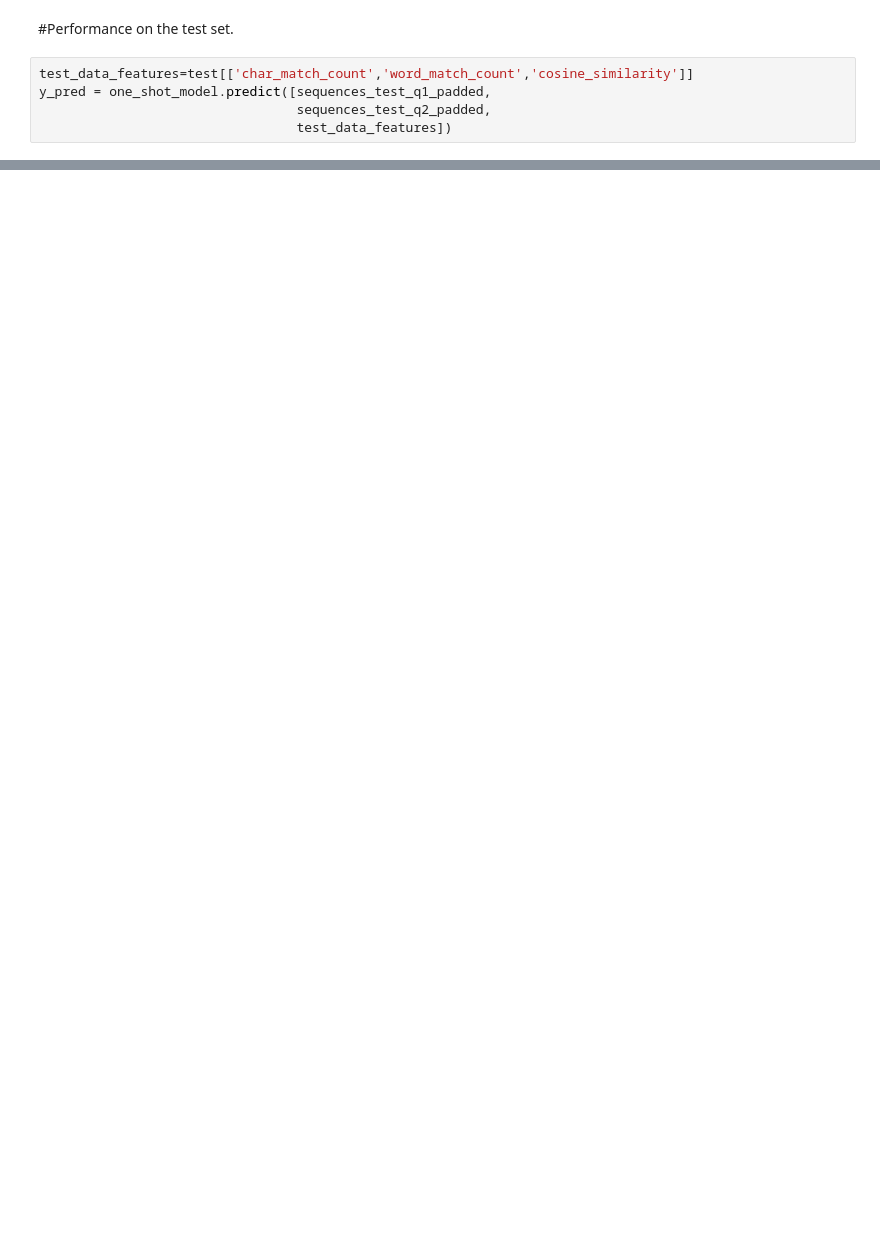
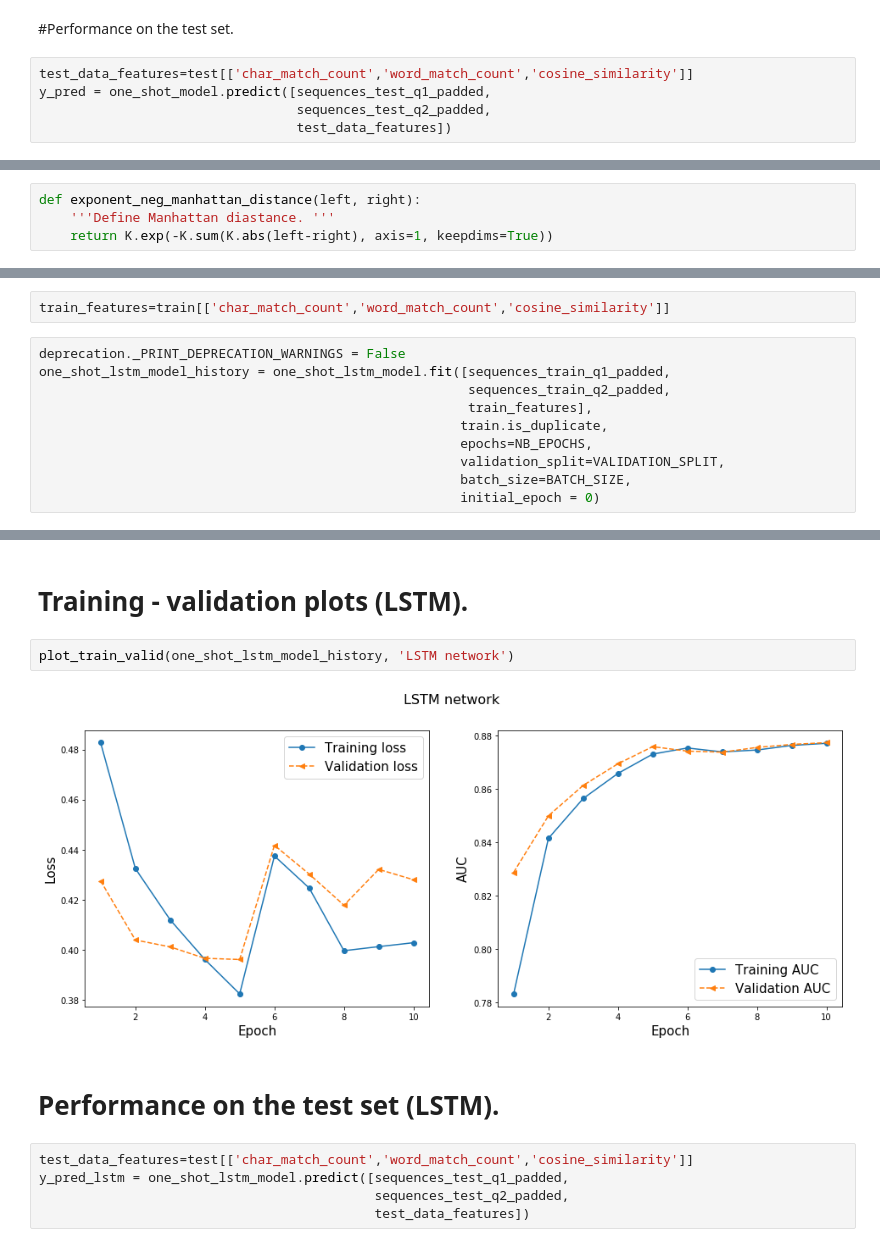
Before and after one commit to klekomtsev/text_classification_and_similarity, a Jupyter notebook: quora_questions_similarity/quora_questions_similarity.ipynb, the cells around one changed output, grey strips where cells are left out. Cells and saved outputs as stored; diff of their text form; blank space fills up the shorter version.

```diff
--- a/quora_questions_similarity/quora_questions_similarity.ipynb
+++ b/quora_questions_similarity/quora_questions_similarity.ipynb
@@ -463,0 +536,4 @@ weighted avg       0.77      0.77      0.76     40265
+# %%
+def exponent_neg_manhattan_distance(left, right):
+    '''Define Manhattan diastance. '''
+    return K.exp(-K.sum(K.abs(left-right), axis=1, keepdims=True))
@@ -463,0 +599,12 @@ weighted avg       0.77      0.77      0.76     40265
+# %%
+train_features=train[['char_match_count','word_match_count','cosine_similarity']]
+# %%
+deprecation._PRINT_DEPRECATION_WARNINGS = False
+one_shot_lstm_model_history = one_shot_lstm_model.fit([sequences_train_q1_padded,
+                                                       sequences_train_q2_padded,
+                                                       train_features],
+                                                      train.is_duplicate,
+                                                      epochs=NB_EPOCHS,
+                                                      validation_split=VALIDATION_SPLIT,
+                                                      batch_size=BATCH_SIZE,
+                                                      initial_epoch = 0)
@@ -463,0 +629,13 @@ weighted avg       0.77      0.77      0.76     40265
+# %% [markdown]
+# Training - validation plots (LSTM).
+# %%
+plot_train_valid(one_shot_lstm_model_history, 'LSTM network')
+# %% [output]
+[figure, added]
+# %% [markdown]
+# Performance on the test set (LSTM).
+# %%
+test_data_features=test[['char_match_count','word_match_count','cosine_similarity']]
+y_pred_lstm = one_shot_lstm_model.predict([sequences_test_q1_padded,
+                                           sequences_test_q2_padded,
+                                           test_data_features])
```
Also changed, not shown: parts of 19 cells of this notebook.
